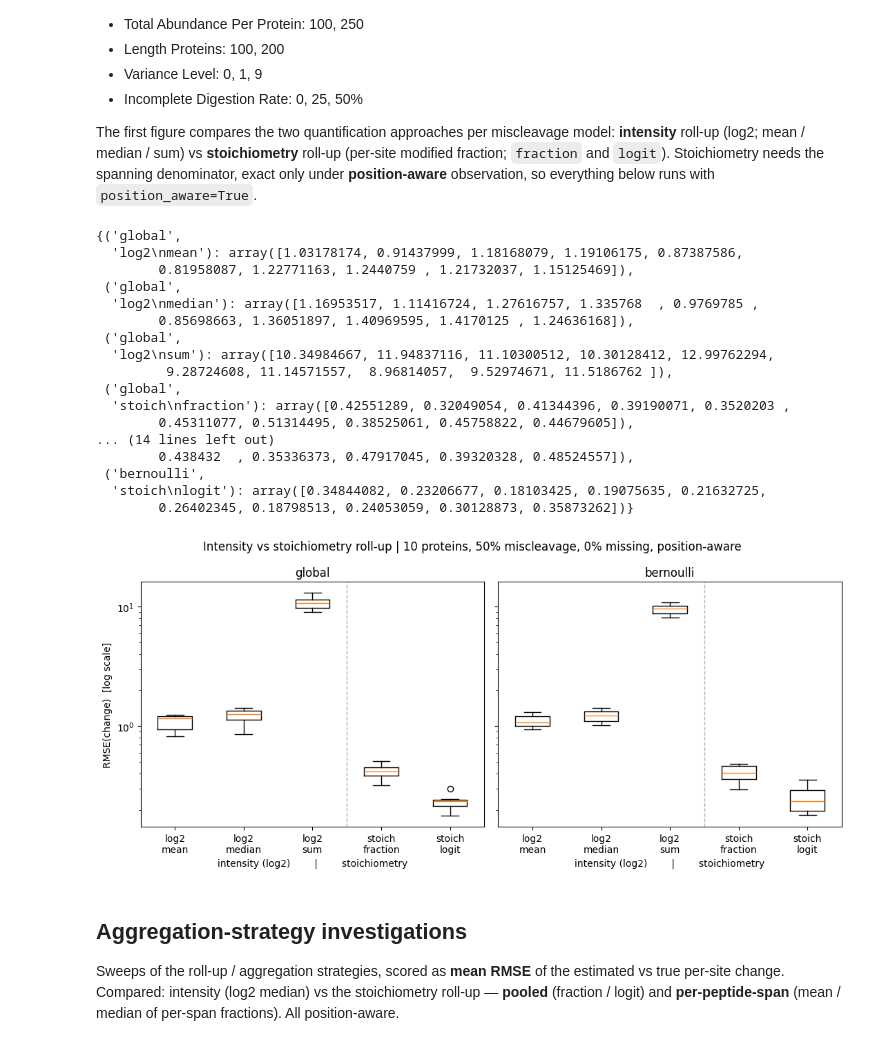
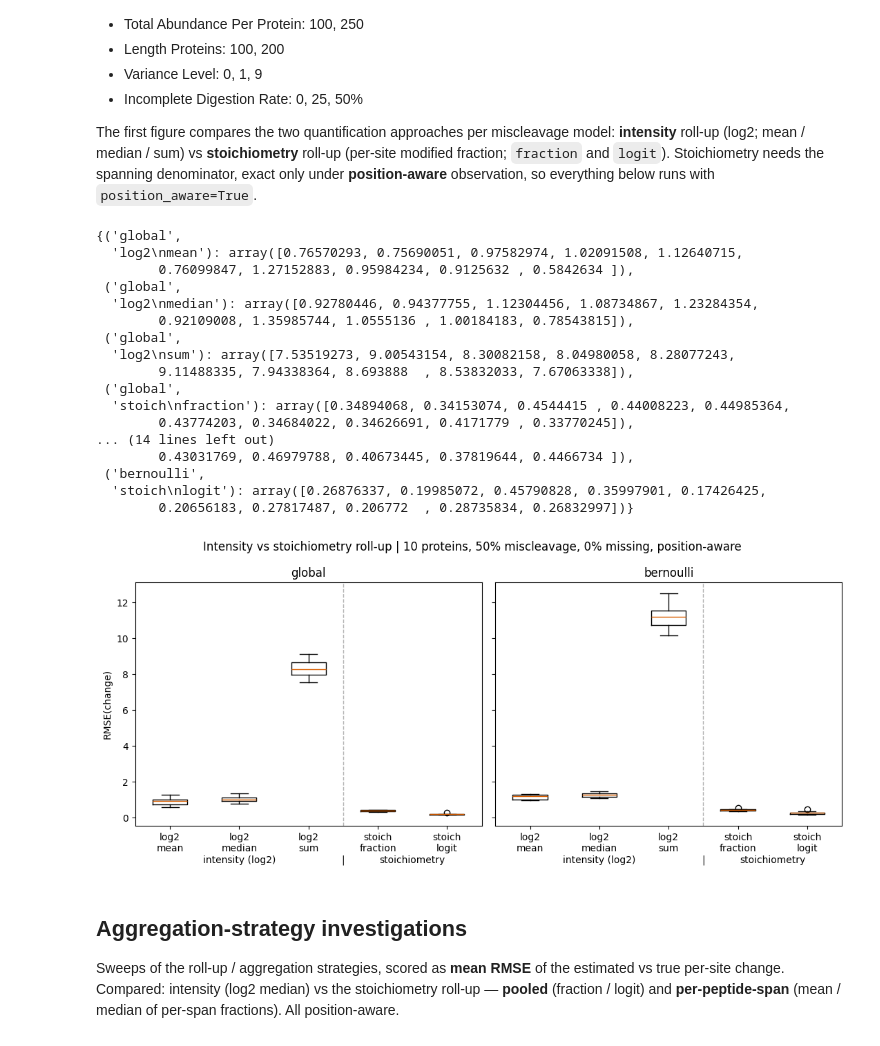
Before and after one commit to pcruzparri/QuantProteomicsSimBox, a Jupyter notebook: src/quantproteomicssimbox/playground.ipynb, the cells around one changed output. Saved outputs shown, nothing was run; the diff lists cells and outputs as text; code cells hidden in the pictures.

```diff
--- a/src/quantproteomicssimbox/playground.ipynb
+++ b/src/quantproteomicssimbox/playground.ipynb
@@ -4,6 +4,10 @@ import sys
 
 import numpy as np
 import matplotlib.pyplot as plt
+from matplotlib import cm
+plt.rcParams['axes.prop_cycle'] = plt.cycler(color=cm.get_cmap("Dark2").colors)
+plt.rcParams['figure.dpi'] = 100
+plt.rcParams['savefig.dpi'] = 200
 
 # Put the repo's `src/` on sys.path so `quantproteomicssimbox` imports even without an editable
 # install. This notebook lives in src/quantproteomicssimbox/, so its parent ("..") is `src/`.
@@ -12,3 +16,4 @@ if src_path not in sys.path:
     sys.path.insert(0, src_path)
 
 from quantproteomicssimbox import protgen, experiment
+from quantproteomicssimbox.methods import intensity_method, stoichiometry_method
@@ -68,7 +39,7 @@ length_proteins = 200
 variance_level = 1
 incomplete_digestion_rate = 0.5
 # %%
-models = ["global", "bernoulli"]
+miscleavage_models = ["global", "bernoulli"]
 intensity_aggs = ["mean", "median", "sum"]
 stoich_methods = ["fraction", "logit"]
 n_repeats = 10
@@ -76,7 +47,7 @@ n_repeats = 10
 labels = [f"log2\n{a}" for a in intensity_aggs] + [f"stoich\n{m}" for m in stoich_methods]
 rmses = {}  # {(model, label): [rmse per repeat]}
 
-for model in models:
+for model in miscleavage_models:
     exp = experiment.Experiment(
         n_proteins=number_of_proteins, protein_length=length_proteins, n_subjects=25,
         abundance=total_abundance_per_protein, miscleavage_rate=incomplete_digestion_rate,
@@ -88,49 +59,59 @@ for model in models:
         exp.build()
         exp.observe()
         for a in intensity_aggs:
-            rows[f"log2\n{a}"].append(exp.score(aggregation=a, space="log2"))
+            rows[f"log2\n{a}"].append(exp.score(intensity_method(aggregation=a, space="log2")))
         for m in stoich_methods:
-            rows[f"stoich\n{m}"].append(exp.score_stoichiometry(m))
+            rows[f"stoich\n{m}"].append(exp.score(stoichiometry_method(m)))
     for lab in labels:
         rmses[(model, lab)] = np.array(rows[lab])
 
 rmses
 # %% [output]
 {('global',
-  'log2\nmean'): array([1.03178174, 0.91437999, 1.18168079, 1.19106175, 0.87387586,
-        0.81958087, 1.22771163, 1.2440759 , 1.21732037, 1.15125469]),
+  'log2\nmean'): array([0.76570293, 0.75690051, 0.97582974, 1.02091508, 1.12640715,
+        0.76099847, 1.27152883, 0.95984234, 0.9125632 , 0.5842634 ]),
  ('global',
-  'log2\nmedian'): array([1.16953517, 1.11416724, 1.27616757, 1.335768  , 0.9769785 ,
-        0.85698663, 1.36051897, 1.40969595, 1.4170125 , 1.24636168]),
+  'log2\nmedian'): array([0.92780446, 0.94377755, 1.12304456, 1.08734867, 1.23284354,
+        0.92109008, 1.35985744, 1.0555136 , 1.00184183, 0.78543815]),
  ('global',
-  'log2\nsum'): array([10.34984667, 11.94837116, 11.10300512, 10.30128412, 12.99762294,
-         9.28724608, 11.14571557,  8.96814057,  9.52974671, 11.5186762 ]),
+  'log2\nsum'): array([7.53519273, 9.00543154, 8.30082158, 8.04980058, 8.28077243,
+        9.11488335, 7.94338364, 8.693888  , 8.53832033, 7.67063338]),
  ('global',
-  'stoich\nfraction'): array([0.42551289, 0.32049054, 0.41344396, 0.39190071, 0.3520203 ,
-        0.45311077, 0.51314495, 0.38525061, 0.45758822, 0.44679605]),
+  'stoich\nfraction'): array([0.34894068, 0.34153074, 0.4544415 , 0.44008223, 0.44985364,
+        0.43774203, 0.34684022, 0.34626691, 0.4171779 , 0.33770245]),
 ... (14 lines left out)
-        0.438432  , 0.35336373, 0.47917045, 0.39320328, 0.48524557]),
+        0.43031769, 0.46979788, 0.40673445, 0.37819644, 0.4466734 ]),
  ('bernoulli',
-  'stoich\nlogit'): array([0.34844082, 0.23206677, 0.18103425, 0.19075635, 0.21632725,
-        0.26402345, 0.18798513, 0.24053059, 0.30128873, 0.35873262])}
+  'stoich\nlogit'): array([0.26876337, 0.19985072, 0.45790828, 0.35997901, 0.17426425,
+        0.20656183, 0.27817487, 0.206772  , 0.28735834, 0.26832997])}
 # %%
-fig, axes = plt.subplots(1, len(models), figsize=(11, 5), sharey=True, squeeze=False)
-for c, model in enumerate(models):
+fig, axes = plt.subplots(1, len(miscleavage_models), figsize=(11, 5), sharey=True, squeeze=False)
+yscale = "linear"
+splitline = len(intensity_aggs) + 0.5
+intensity_xlabel = len(intensity_aggs) / 2 + 0.5
+stoich_xlabel = (len(intensity_aggs + stoich_methods) + len(intensity_aggs)) / 2 + 0.5
+xlabel_yoff = -2.5
+
+for c, model in enumerate(miscleavage_models):
     ax = axes[0][c]
     ax.boxplot([rmses[(model, lab)] for lab in labels], tick_labels=labels)
-    ax.set_yscale("log")
+    ax.set_yscale(yscale)
     ax.axvline(len(intensity_aggs) + 0.5, color="0.7", ls="--", lw=1)
     ax.set_title(model)
-    ax.set_xlabel("intensity (log2)        |        stoichiometry")
-axes[0][0].set_ylabel("RMSE(change)  [log scale]")
+    ax.text(intensity_xlabel, xlabel_yoff, "intensity (log2)", ha='center')
+    ax.text(splitline, xlabel_yoff, "|", ha='center')
+    ax.text(stoich_xlabel, xlabel_yoff, "stoichiometry", ha='center')
+
+
+axes[0][0].set_ylabel("RMSE(change)" + f" [{yscale} scale]" * (yscale!="linear"))
 fig.suptitle(
     f"Intensity vs stoichiometry roll-up | {number_of_proteins} proteins, "
     f"{int(incomplete_digestion_rate * 100)}% miscleavage, {int(missingness * 100)}% missing, position-aware"
 )
 fig.tight_layout()
 plt.show()
 # %% [output]
-[figure, old version]
+[figure, new version]
 # %% [markdown]
 ## Aggregation-strategy investigations
 
```
Also changed, not shown: parts of 11 cells of this notebook, 17 other files.
